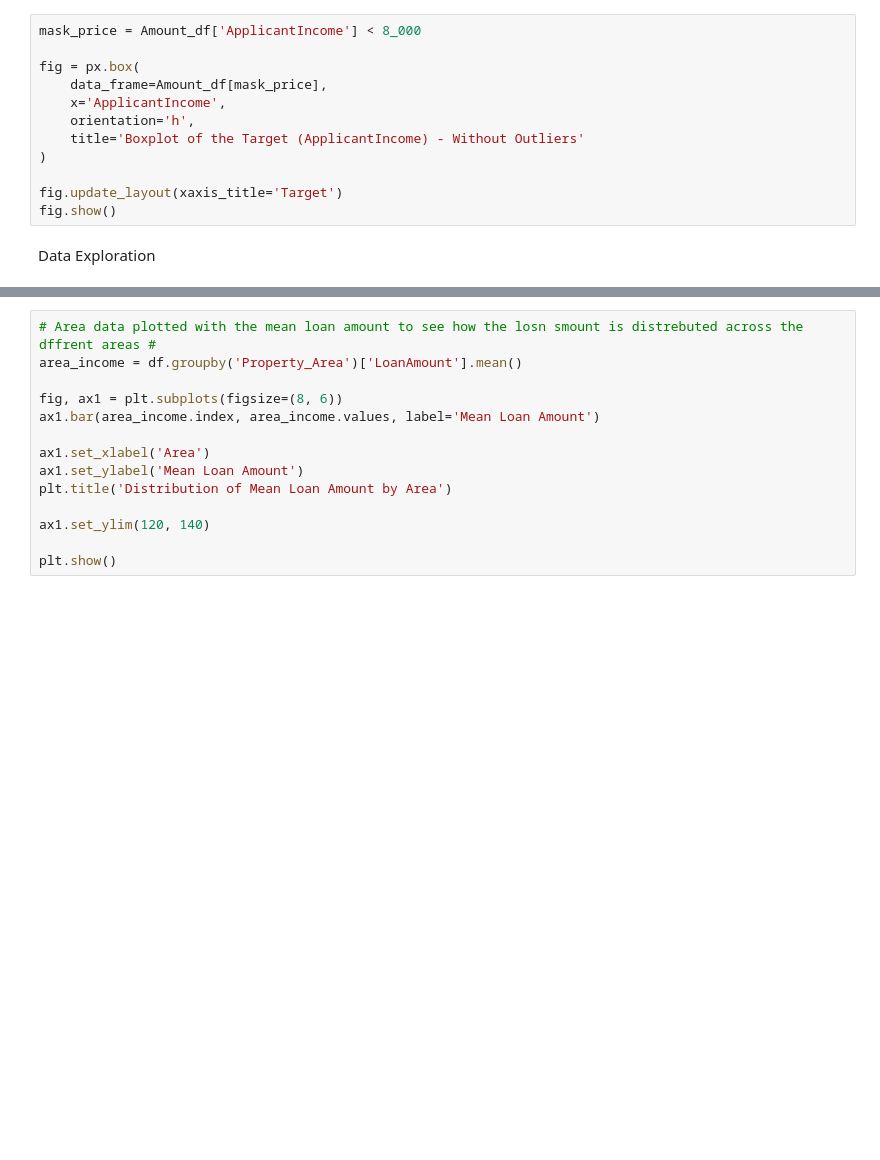
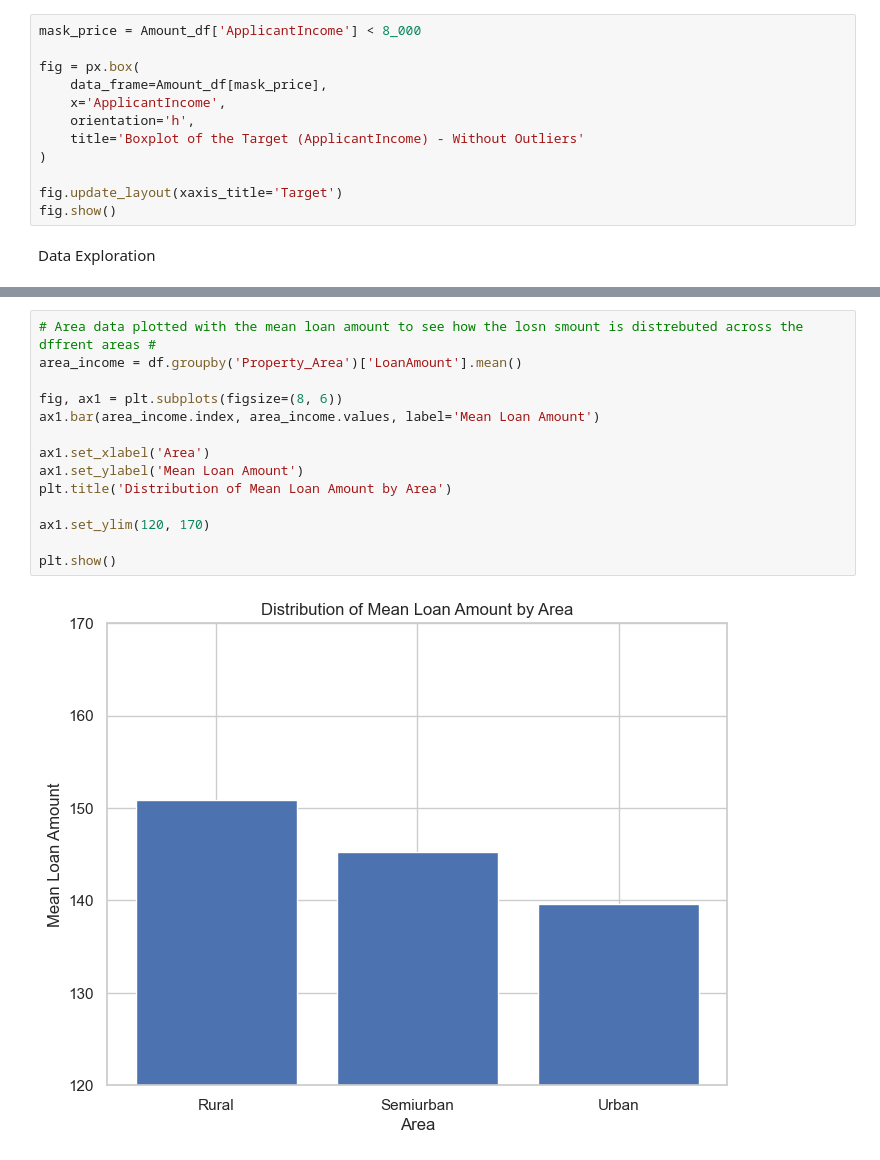
Before and after one commit to AWR-Legend/MLG382-Project-1, a Jupyter notebook: project-1.2/Project1.ipynb, the cells around one changed output, grey strips where cells are left out. Drawn from its saved outputs; the diff is of its cells as text; blank space fills up the shorter version.

```diff
--- a/project-1.2/Project1.ipynb
+++ b/project-1.2/Project1.ipynb
@@ -233,14 +254,16 @@ plt.show()
 # %%
 # Area data plotted with the mean loan amount to see how the losn smount is distrebuted across the dffrent areas #
 area_income = df.groupby('Property_Area')['LoanAmount'].mean()
 
 fig, ax1 = plt.subplots(figsize=(8, 6))
 ax1.bar(area_income.index, area_income.values, label='Mean Loan Amount')
 
 ax1.set_xlabel('Area')
 ax1.set_ylabel('Mean Loan Amount')
 plt.title('Distribution of Mean Loan Amount by Area')
 
-ax1.set_ylim(120, 140)
+ax1.set_ylim(120, 170)
 
 plt.show()
+# %% [output]
+[figure, added]
```
Also changed, not shown: parts of 30 cells of this notebook.
